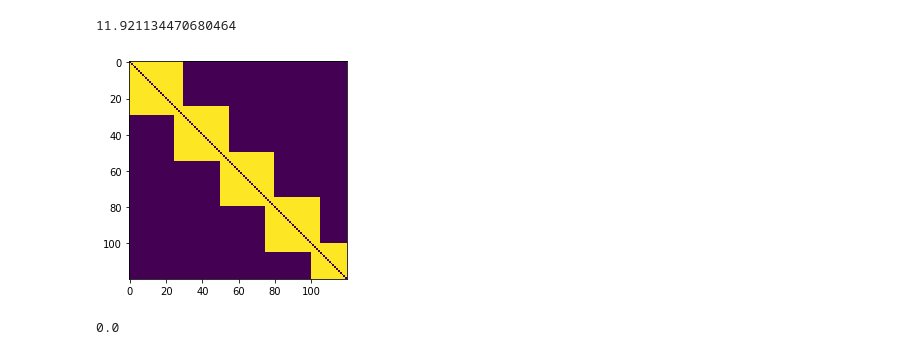
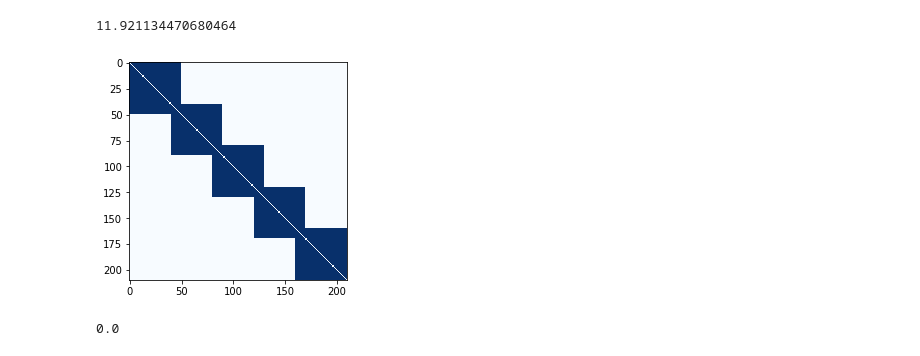
Before and after one commit to MountLee/btl_ell_infinity_general_topo, a Jupyter notebook: Island_graph.ipynb, the cells around one changed output. Drawn from its saved outputs; the diff is of its cells as text; code cells hidden in the pictures.

```diff
--- a/general_comparison_graph.ipynb
+++ b/Island_graph.ipynb
@@ -369,11 +25,11 @@ lam2
 # %% [output]
 11.921134470680464
 # %%
-A = get_island_adj(n = 120)
-plt.imshow(A)
-# plt.savefig('adj_island.pdf')
+A = get_island_adj(ni = 50, no = 10, k = 5)
+plt.imshow(A, cmap = 'Blues')
+plt.savefig('adj_island_5.pdf', bbox_inches = 'tight')
 # %% [output]
-[figure, old version]
+[figure, new version]
 # %%
 min_n_ij(A)
 # %% [output]
```
Also changed, not shown: parts of 39 cells of this notebook, 4 other files.
